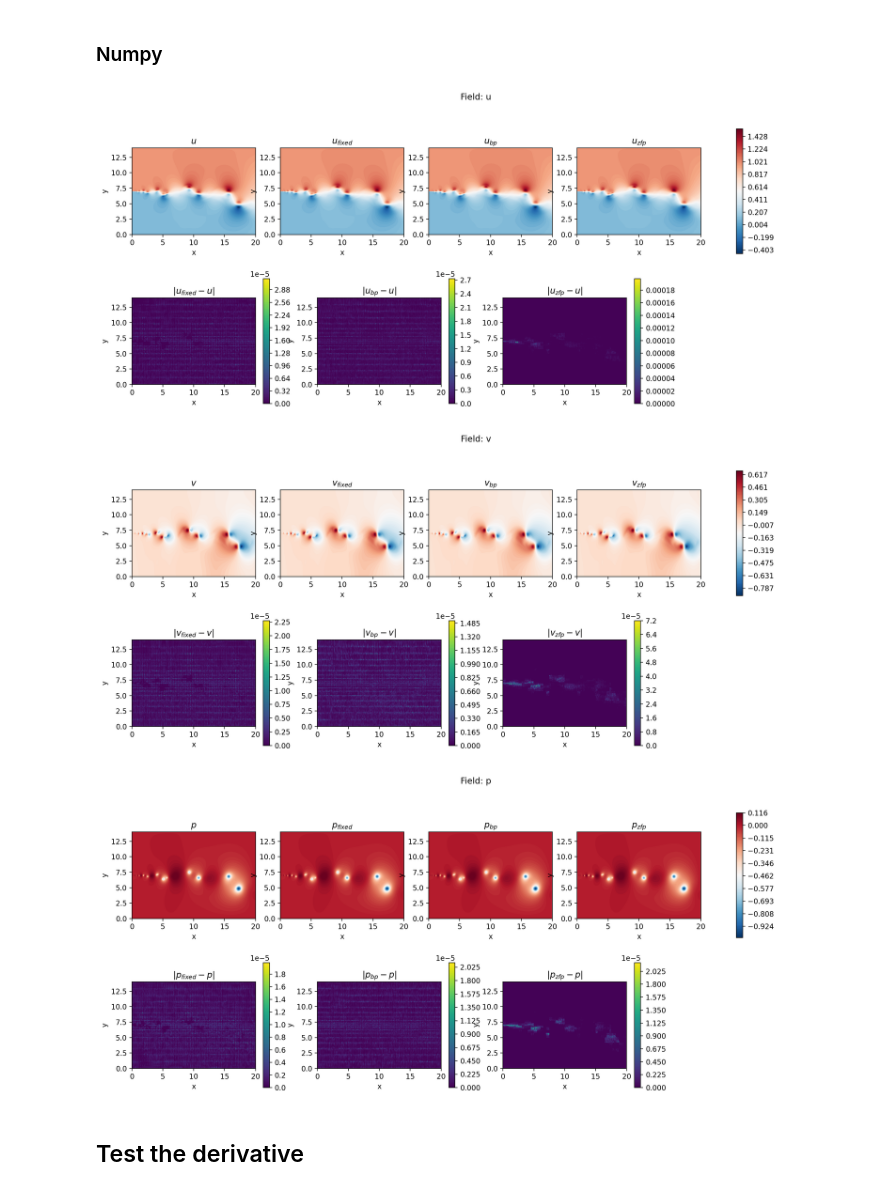
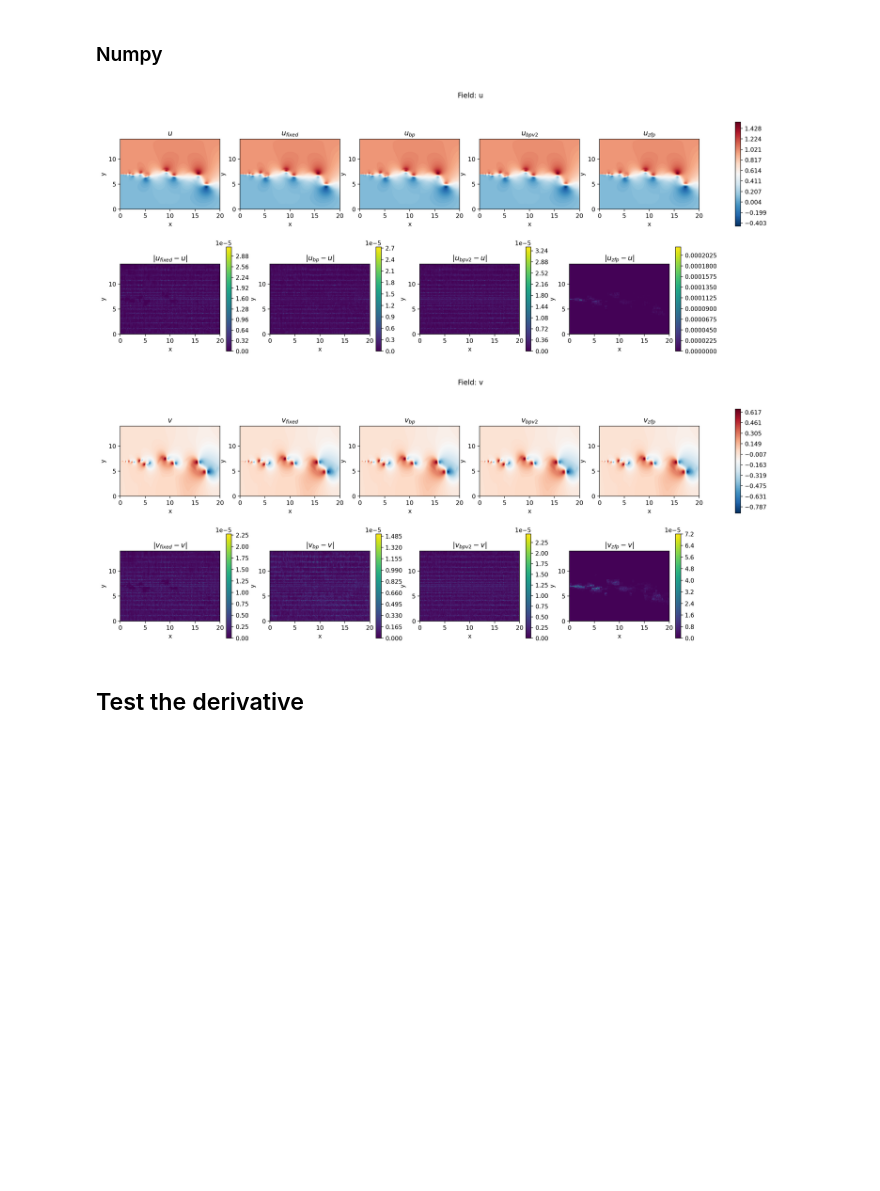
Before and after one commit to ExtremeFLOW/pySEMTools, a Jupyter notebook: examples/unindexed/7-data_compression/21-Legendre_truncation_numpy.ipynb, the cells around one changed output. Cells and saved outputs as stored; diff of their text form; code cells hidden in the pictures; blank space fills up the shorter version.

```diff
--- a/examples/unindexed/7-data_compression/21-Legendre_truncation_numpy.ipynb
+++ b/examples/unindexed/7-data_compression/21-Legendre_truncation_numpy.ipynb
@@ -67,10 +67,12 @@ coef = Coef(msh=msh, comm=comm)
 # %%
 from pysemtools.compression.legendre_truncation import DiscreetLegendreTruncation
 from pysemtools.compression.legendre_truncation_bitplane import DiscreetLegendreTruncationBP
+from pysemtools.compression.legendre_truncation_bitplaneV2 import DiscreetLegendreTruncationBPAdaptive
 from pysemtools.compression.zfp_wrapper import ZFPWrapper
 
 # Initialize all samplers with numpy backend
 dlt = DiscreetLegendreTruncation(comm=comm, msh=msh, coef=coef)
 dlt_bp = DiscreetLegendreTruncationBP(comm=comm, msh=msh, coef=coef)
+dlt_bp_v2 = DiscreetLegendreTruncationBPAdaptive(comm=comm, msh=msh, coef=coef)
 dlt_zfp = ZFPWrapper(comm=comm, msh=msh)
 # %% [output]
@@ -92,10 +95,15 @@ for fld_name in field_names:
     dlt.sample_field(field=fld.registry[fld_name], field_name=fld_name, compression_method="fixed_error", target_error=target_error)
     dlt.log.toc()
 
-    # New bitplane type
+    # Bitplane V1
     dlt_bp.log.tic()
     dlt_bp.sample_field(field=fld.registry[fld_name], field_name=fld_name, target_error=target_error)
     dlt_bp.log.toc()
 
+    # Bitplane V2 (adaptive)
+    dlt_bp_v2.log.tic()
+    dlt_bp_v2.sample_field(field=fld.registry[fld_name], field_name=fld_name, target_error=target_error)
+    dlt_bp_v2.log.toc()
+
     # ZFP is handled in a dedicated bitrate sweep cell below (compress+decompress+selection).
 # %% [output]
@@ -278,17 +290,20 @@ dlt_zfp_read = ZFPWrapper(comm, filename="test_zfp")
 # Recreate fresh readers from files to ensure reconstruction is strictly file-backed
 dlt_read = DiscreetLegendreTruncation(comm, filename="test")
 dlt_bp_read = DiscreetLegendreTruncationBP(comm, filename="test_bp")
+dlt_bp_v2_read = DiscreetLegendreTruncationBPAdaptive(comm, filename="test_bp_v2")
 dlt_zfp_read = ZFPWrapper(comm, filename="test_zfp")
 
 u_np = {}
 u_bp = {}
+u_bp_v2 = {}
 u_zfp = {}
 
 for fld_name in field_names:
     u_np[fld_name] = dlt_read.reconstruct_field(field_name=fld_name)
     u_bp[fld_name] = dlt_bp_read.reconstruct_field(field_name=fld_name)
+    u_bp_v2[fld_name] = dlt_bp_v2_read.reconstruct_field(field_name=fld_name)
     u_zfp[fld_name] = dlt_zfp_read.reconstruct_field(field_name=fld_name)
 
-    if u_np[fld_name] is None or u_bp[fld_name] is None or u_zfp[fld_name] is None:
+    if u_np[fld_name] is None or u_bp[fld_name] is None or u_bp_v2[fld_name] is None or u_zfp[fld_name] is None:
         raise RuntimeError(f"Reconstruction returned None for field '{fld_name}'.")
 # %% [output]
@@ -301,7 +317,7 @@ for fld_name in field_names:
 ## Visualize the data
 # %%
 # General settings
-plot_fields =  ["u", "v", "p"] #list(field_names)
+plot_fields = ["u", "v"] #list(field_names)
 u_levels_by_field = {}
 err_levels_by_field = {}
 
@@ -311,8 +327,9 @@ for fld_name in plot_fields:
 
     err_fixed = np.abs(u_np[fld_name] - u)
     err_bp = np.abs(u_bp[fld_name] - u)
+    err_bp_v2 = np.abs(u_bp_v2[fld_name] - u)
     err_zfp = np.abs(u_zfp[fld_name] - u)
-    err_max = np.max([np.max(err_fixed), np.max(err_bp), np.max(err_zfp)])
+    err_max = np.max([np.max(err_fixed), np.max(err_bp), np.max(err_bp_v2), np.max(err_zfp)])
 
     if err_max <= 0:
         err_max = 1e-15
@@ -325,15 +342,17 @@ for fld_name in plot_fields:
     u = fld.registry[fld_name]
     u_ref = u_np[fld_name]
     u_bitplane = u_bp[fld_name]
+    u_bitplane_v2 = u_bp_v2[fld_name]
     u_zfp_field = u_zfp[fld_name]
 
     u_levels = u_levels_by_field[fld_name]
 
     err_fixed = np.abs(u_ref - u)
     err_bp = np.abs(u_bitplane - u)
+    err_bp_v2 = np.abs(u_bitplane_v2 - u)
     err_zfp = np.abs(u_zfp_field - u)
 
-    fig, ax = plt.subplots(ncols=4, nrows=2, figsize=(18, 7), dpi=200)
+    fig, ax = plt.subplots(ncols=5, nrows=2, figsize=(22, 7), dpi=200)
 
     # Top row: original + reconstructions
     c00 = ax[0,0].tricontourf(msh.x.flatten(), msh.y.flatten(), u.flatten(), levels=u_levels, cmap="RdBu_r")
@@ -354,43 +373,55 @@ for fld_name in plot_fields:
     ax[0,2].set_ylabel("y")
     ax[0,2].set_title(rf"${fld_name}_{{bp}}$")
 
-    c03 = ax[0,3].tricontourf(msh.x.flatten(), msh.y.flatten(), u_zfp_field.flatten(), levels=u_levels, cmap="RdBu_r")
+    c03 = ax[0,3].tricontourf(msh.x.flatten(), msh.y.flatten(), u_bitplane_v2.flatten(), levels=u_levels, cmap="RdBu_r")
     ax[0,3].set_aspect('equal')
     ax[0,3].set_xlabel("x")
     ax[0,3].set_ylabel("y")
-    ax[0,3].set_title(rf"${fld_name}_{{zfp}}$")
+    ax[0,3].set_title(rf"${fld_name}_{{bpv2}}$")
+
+    c04 = ax[0,4].tricontourf(msh.x.flatten(), msh.y.flatten(), u_zfp_field.flatten(), levels=u_levels, cmap="RdBu_r")
+    ax[0,4].set_aspect('equal')
+    ax[0,4].set_xlabel("x")
+    ax[0,4].set_ylabel("y")
+    ax[0,4].set_title(rf"${fld_name}_{{zfp}}$")
 
     # Bottom row: independent reconstruction errors (100 levels each)
     c10 = ax[1,0].tricontourf(msh.x.flatten(), msh.y.flatten(), err_fixed.flatten(), levels=100, cmap="viridis")
     ax[1,0].set_aspect('equal')
     ax[1,0].set_xlabel("x")
     ax[1,0].set_ylabel("y")
     ax[1,0].set_title(rf"$|{fld_name}_{{fixed}} - {fld_name}|$")
 
     c11 = ax[1,1].tricontourf(msh.x.flatten(), msh.y.flatten(), err_bp.flatten(), levels=100, cmap="viridis")
     ax[1,1].set_aspect('equal')
     ax[1,1].set_xlabel("x")
     ax[1,1].set_ylabel("y")
     ax[1,1].set_title(rf"$|{fld_name}_{{bp}} - {fld_name}|$")
 
-    c12 = ax[1,2].tricontourf(msh.x.flatten(), msh.y.flatten(), err_zfp.flatten(), levels=100, cmap="viridis")
+    c12 = ax[1,2].tricontourf(msh.x.flatten(), msh.y.flatten(), err_bp_v2.flatten(), levels=100, cmap="viridis")
     ax[1,2].set_aspect('equal')
     ax[1,2].set_xlabel("x")
     ax[1,2].set_ylabel("y")
-    ax[1,2].set_title(rf"$|{fld_name}_{{zfp}} - {fld_name}|$")
+    ax[1,2].set_title(rf"$|{fld_name}_{{bpv2}} - {fld_name}|$")
 
-    ax[1,3].axis('off')
+    c13 = ax[1,3].tricontourf(msh.x.flatten(), msh.y.flatten(), err_zfp.flatten(), levels=100, cmap="viridis")
+    ax[1,3].set_aspect('equal')
+    ax[1,3].set_xlabel("x")
+    ax[1,3].set_ylabel("y")
+    ax[1,3].set_title(rf"$|{fld_name}_{{zfp}} - {fld_name}|$")
+
+    ax[1,4].axis('off')
 
     cbar0 = fig.colorbar(c00, ax=ax[0,:])
     cbar10 = fig.colorbar(c10, ax=ax[1,0])
     cbar11 = fig.colorbar(c11, ax=ax[1,1])
     cbar12 = fig.colorbar(c12, ax=ax[1,2])
+    cbar13 = fig.colorbar(c13, ax=ax[1,3])
     fig.suptitle(f"Field: {fld_name}")
     plt.show()
 # %% [output]
-[figure, old version]
+[figure, new version]
-[figure, old version]
+[figure, new version]
-[figure, removed]
 # %% [markdown]
 ## Test the derivative
 # %%
```
Also changed, not shown: parts of 10 cells of this notebook, 1 other file.
